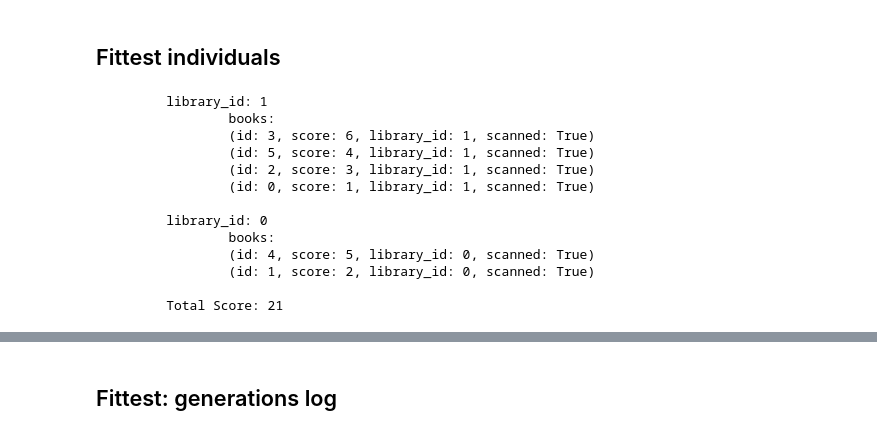
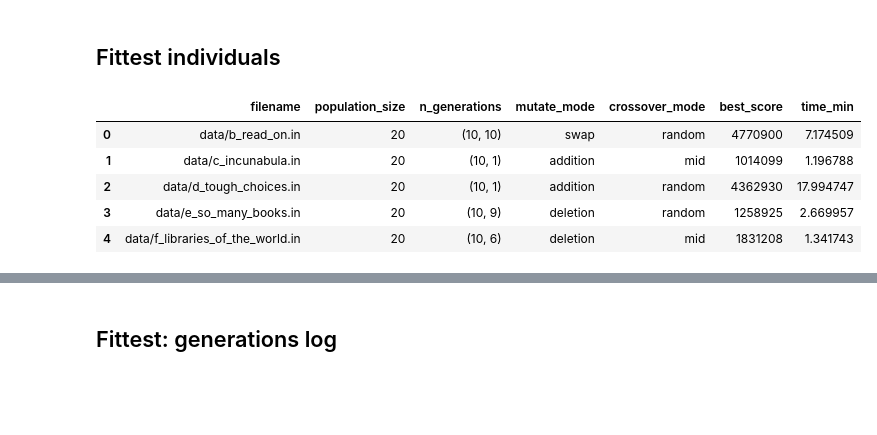
Before and after one commit to igor-diniz/MECD-AI, a Jupyter notebook: analysis/ga/results.ipynb, the cells around one changed output, grey strips where cells are left out. Cells and saved outputs as stored; diff of their text form; code cells hidden in the pictures; blank space fills up the shorter version.

```diff
--- a/analysis/ga/results.ipynb
+++ b/analysis/ga/results.ipynb
@@ -5,8 +9,7 @@
+# %%
+ga_results.columns = ["filename", "population_size", "n_generations", "mutate_mode", "crossover_mode", "best_score", "fittest", "time"]
 # %%
-import pandas as pd
-
-ga_results = pd.read_csv("ga_results.csv")
-ga_results_a = ga_results[ga_results["filename"] == "data/a_example.in"].reset_index()
+#ga_results_a = ga_results[ga_results["filename"] == "data/a_example.in"].reset_index()
 ga_results_b = ga_results[ga_results["filename"] == "data/b_read_on.in"].reset_index()
 ga_results_c = ga_results[ga_results["filename"] == "data/c_incunabula.in"].reset_index()
 ga_results_d = ga_results[ga_results["filename"] == "data/d_tough_choices.in"].reset_index()
@@ -17,8 +20,8 @@ ga_fittest = pd.DataFrame(columns=ga_results.columns)
 # %% [markdown]
 ### b_read_on.in
 # %%
-a_fittest = ga_results_a.iloc[ga_results_a['best_score'].idxmax()]
-ga_fittest.loc[len(ga_fittest)] = a_fittest
+#a_fittest = ga_results_a.iloc[ga_results_a['best_score'].idxmax()]
+#ga_fittest.loc[len(ga_fittest)] = a_fittest
 # %%
 b_fittest = ga_results_b.iloc[ga_results_b['best_score'].idxmax()]
 ga_fittest.loc[len(ga_fittest)] = b_fittest
@@ -44,21 +47,15 @@ f_fittest = ga_results_f.iloc[ga_results_f['best_score'].idxmax()]
 ga_fittest.loc[len(ga_fittest)] = f_fittest
 # %% [markdown]
 ## Fittest individuals
+# %%
+ga_fittest['time_min'] = ga_fittest['time']/60
+ga_fittest = ga_fittest.drop(axis="columns",columns=["time"])
 # %%
-ga_fittest = ga_fittest.drop(axis="columns",columns=["time"])
+ga_fittest.drop(axis="columns",columns=["fittest"])
+# %% [output]
+|  | filename | population_size | n_generations | mutate_mode | crossover_mode | best_score | time_min |
+| 0 | data/b_read_on.in | 20 | (10, 10) | swap | random | 4770900 | 7.174509 |
+| 1 | data/c_incunabula.in | 20 | (10, 1) | addition | mid | 1014099 | 1.196788 |
+| 2 | data/d_tough_choices.in | 20 | (10, 1) | addition | random | 4362930 | 17.994747 |
+| 3 | data/e_so_many_books.in | 20 | (10, 9) | deletion | random | 1258925 | 2.669957 |
+| 4 | data/f_libraries_of_the_world.in | 20 | (10, 6) | deletion | mid | 1831208 | 1.341743 |
-# %%
-print(ga_results_a.iloc[ga_results_d['best_score'].idxmax()]['fittest'])
-# %% [output]
-         library_id: 1
-                 books:
-                 (id: 3, score: 6, library_id: 1, scanned: True)
-                 (id: 5, score: 4, library_id: 1, scanned: True)
-                 (id: 2, score: 3, library_id: 1, scanned: True)
-                 (id: 0, score: 1, library_id: 1, scanned: True)
-
-         library_id: 0
-                 books:
-                 (id: 4, score: 5, library_id: 0, scanned: True)
-                 (id: 1, score: 2, library_id: 0, scanned: True)
-
-         Total Score: 21
```
Also changed, not shown: parts of 8 cells of this notebook, 2 other files.
